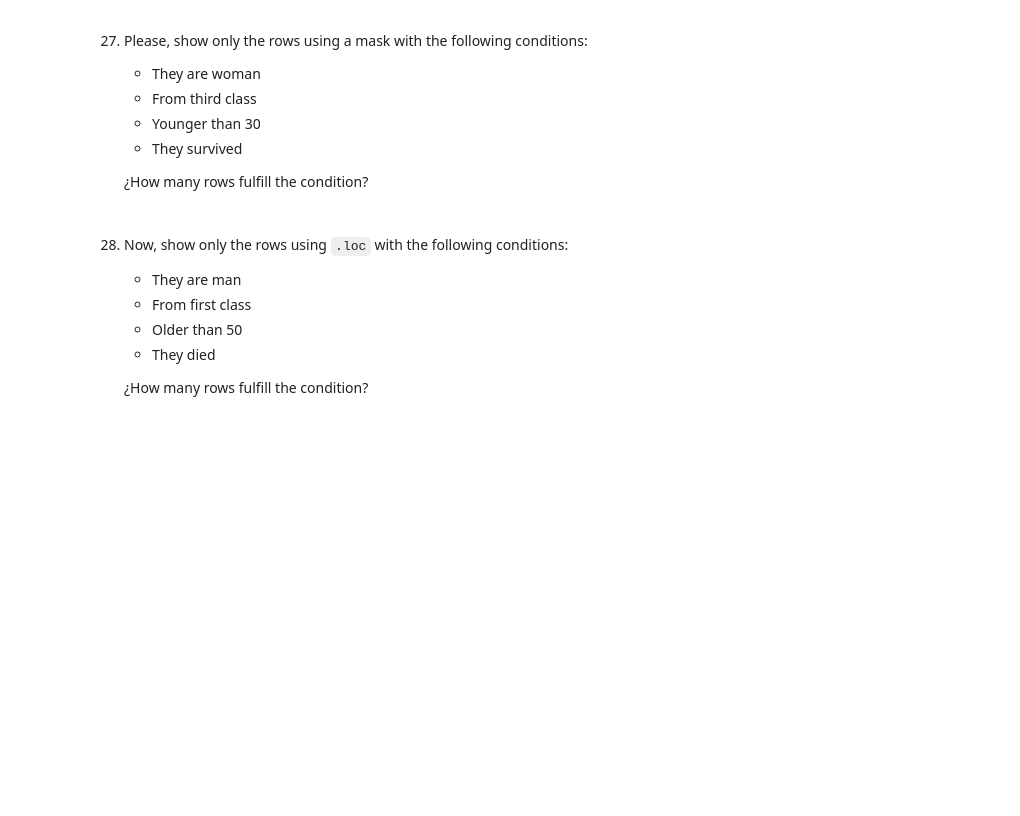
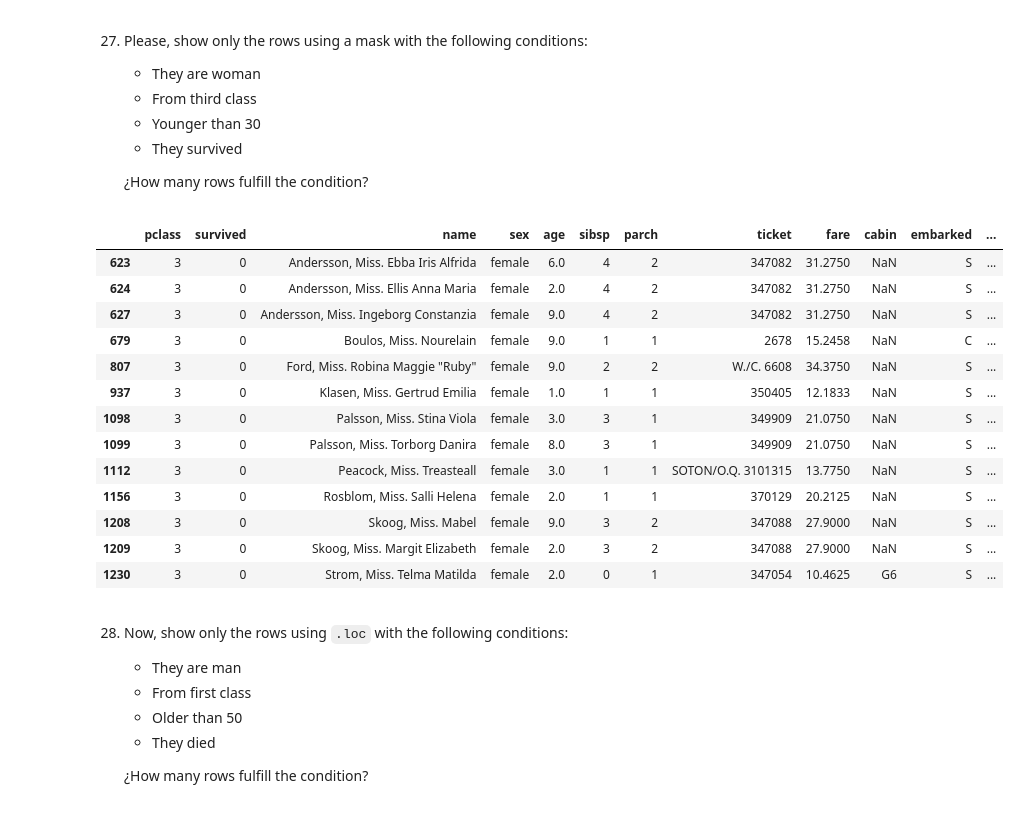
Before and after one commit to Rafacercos/ONLINE_DS_THEBRIDGE_RAFACERCOS, a Jupyter notebook: MIS_EJERCICIOS/Pandas/Titanic-exercise.ipynb, the cells around one changed output. Drawn from its saved outputs; the diff is of its cells as text; code cells hidden in the pictures; blank space fills up the shorter version.

```diff
--- a/MIS_EJERCICIOS/Pandas/Titanic-exercise.ipynb
+++ b/MIS_EJERCICIOS/Pandas/Titanic-exercise.ipynb
@@ -385,6 +397,23 @@ KeyError: 'pclass'
     - They survived
 
     ¿How many rows fulfill the condition?
+# %%
+titanic[(titanic["sex"]== "female") & (titanic["pclass"]== 3) & (titanic["age"] < 10) & (titanic["survived"]== 0)]
+# %% [output]
+|  | pclass | survived | name | sex | age | sibsp | parch | ticket | fare | cabin | embarked | ... |
+| 623 | 3 | 0 | Andersson, Miss. Ebba Iris Alfrida | female | 6.0 | 4 | 2 | 347082 | 31.2750 | NaN | S | ... |
+| 624 | 3 | 0 | Andersson, Miss. Ellis Anna Maria | female | 2.0 | 4 | 2 | 347082 | 31.2750 | NaN | S | ... |
+| 627 | 3 | 0 | Andersson, Miss. Ingeborg Constanzia | female | 9.0 | 4 | 2 | 347082 | 31.2750 | NaN | S | ... |
+| 679 | 3 | 0 | Boulos, Miss. Nourelain | female | 9.0 | 1 | 1 | 2678 | 15.2458 | NaN | C | ... |
+| 807 | 3 | 0 | Ford, Miss. Robina Maggie "Ruby" | female | 9.0 | 2 | 2 | W./C. 6608 | 34.3750 | NaN | S | ... |
+| 937 | 3 | 0 | Klasen, Miss. Gertrud Emilia | female | 1.0 | 1 | 1 | 350405 | 12.1833 | NaN | S | ... |
+| 1098 | 3 | 0 | Palsson, Miss. Stina Viola | female | 3.0 | 3 | 1 | 349909 | 21.0750 | NaN | S | ... |
+| 1099 | 3 | 0 | Palsson, Miss. Torborg Danira | female | 8.0 | 3 | 1 | 349909 | 21.0750 | NaN | S | ... |
+| 1112 | 3 | 0 | Peacock, Miss. Treasteall | female | 3.0 | 1 | 1 | SOTON/O.Q. 3101315 | 13.7750 | NaN | S | ... |
+| 1156 | 3 | 0 | Rosblom, Miss. Salli Helena | female | 2.0 | 1 | 1 | 370129 | 20.2125 | NaN | S | ... |
+| 1208 | 3 | 0 | Skoog, Miss. Mabel | female | 9.0 | 3 | 2 | 347088 | 27.9000 | NaN | S | ... |
+| 1209 | 3 | 0 | Skoog, Miss. Margit Elizabeth | female | 2.0 | 3 | 2 | 347088 | 27.9000 | NaN | S | ... |
+| 1230 | 3 | 0 | Strom, Miss. Telma Matilda | female | 2.0 | 0 | 1 | 347054 | 10.4625 | G6 | S | ... |
 # %% [markdown]
 28. Now, show only the rows using `.loc` with the following conditions:
     - They are man
```
Also changed, not shown: parts of 8 cells of this notebook.
